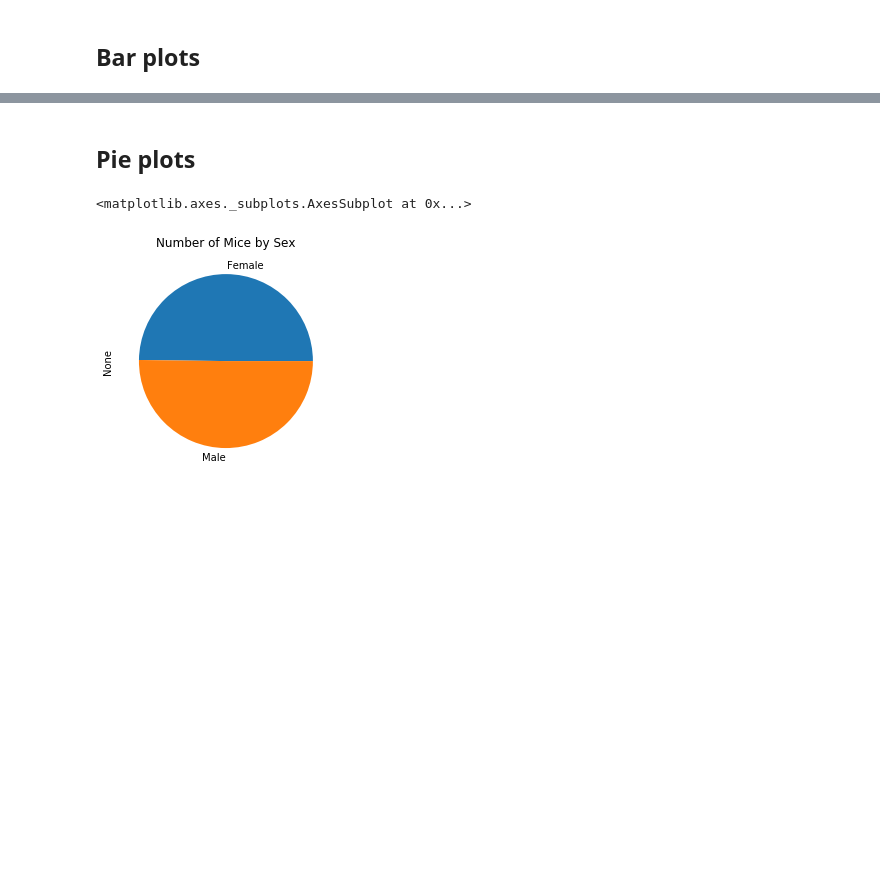
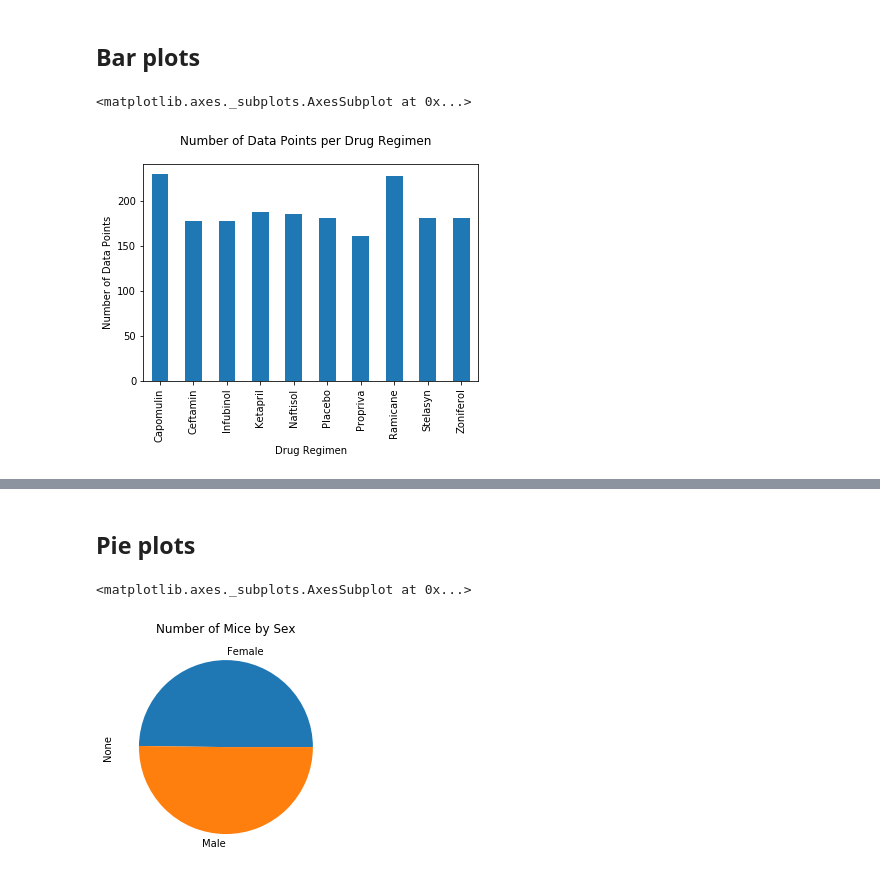
Before and after one commit to hal-pemulis/Matplotlib-Challenge, a Jupyter notebook: pymaceuticalsHW.ipynb, the cells around one changed output, grey strips where cells are left out. Cells and saved outputs as stored; diff of their text form; code cells hidden in the pictures; blank space fills up the shorter version.

Commit message:
Added bar charts

```diff
--- a/pymaceuticalsHW.ipynb
+++ b/pymaceuticalsHW.ipynb
@@ -71,3 +63,11 @@ summary
 ## Bar plots
 # %%
 # Generate a bar plot showing number of data points for each treatment regimen using pandas
+drug_datapoints = drug_data.size()
+drug_bar = drug_datapoints.plot(kind='bar')
+plt.ylabel("Number of Data Points")
+plt.suptitle("Number of Data Points per Drug Regimen")
+drug_bar
+# %% [output]
+<matplotlib.axes._subplots.AxesSubplot at 0x...>
+[figure, added]
```
Also changed, not shown: parts of 4 cells of this notebook.
